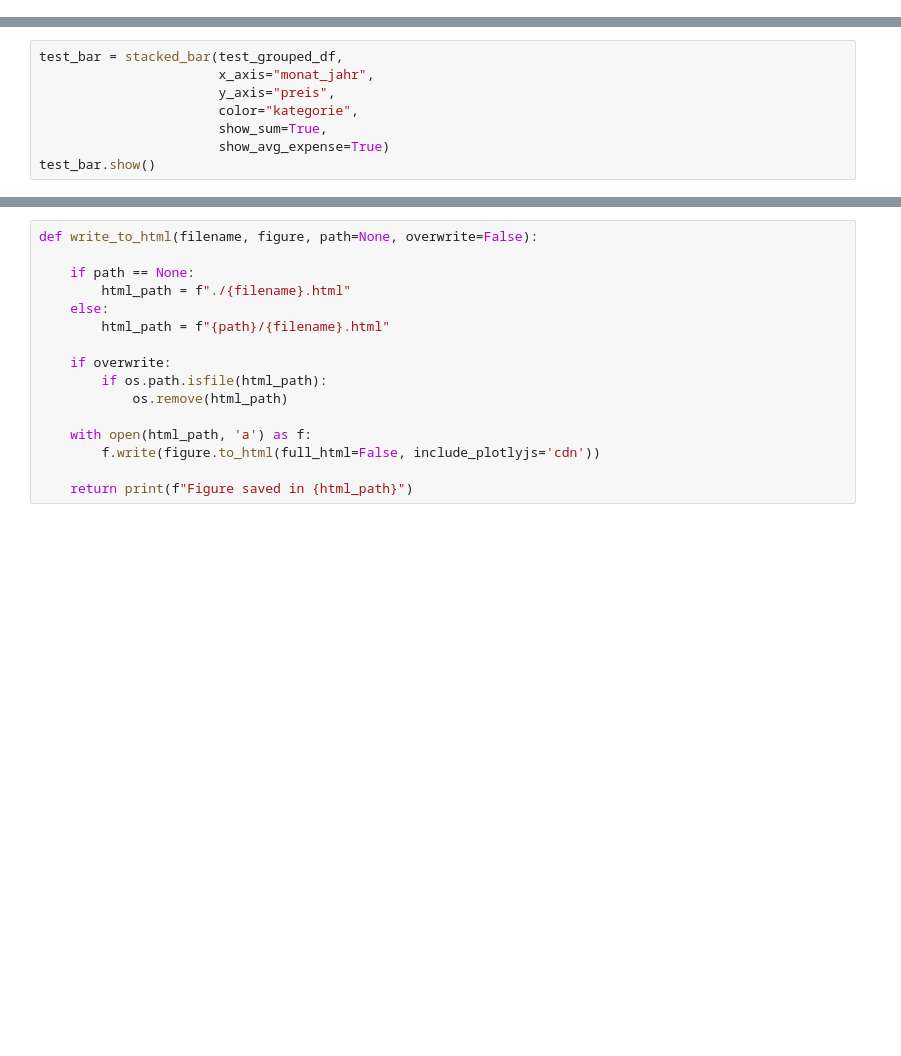
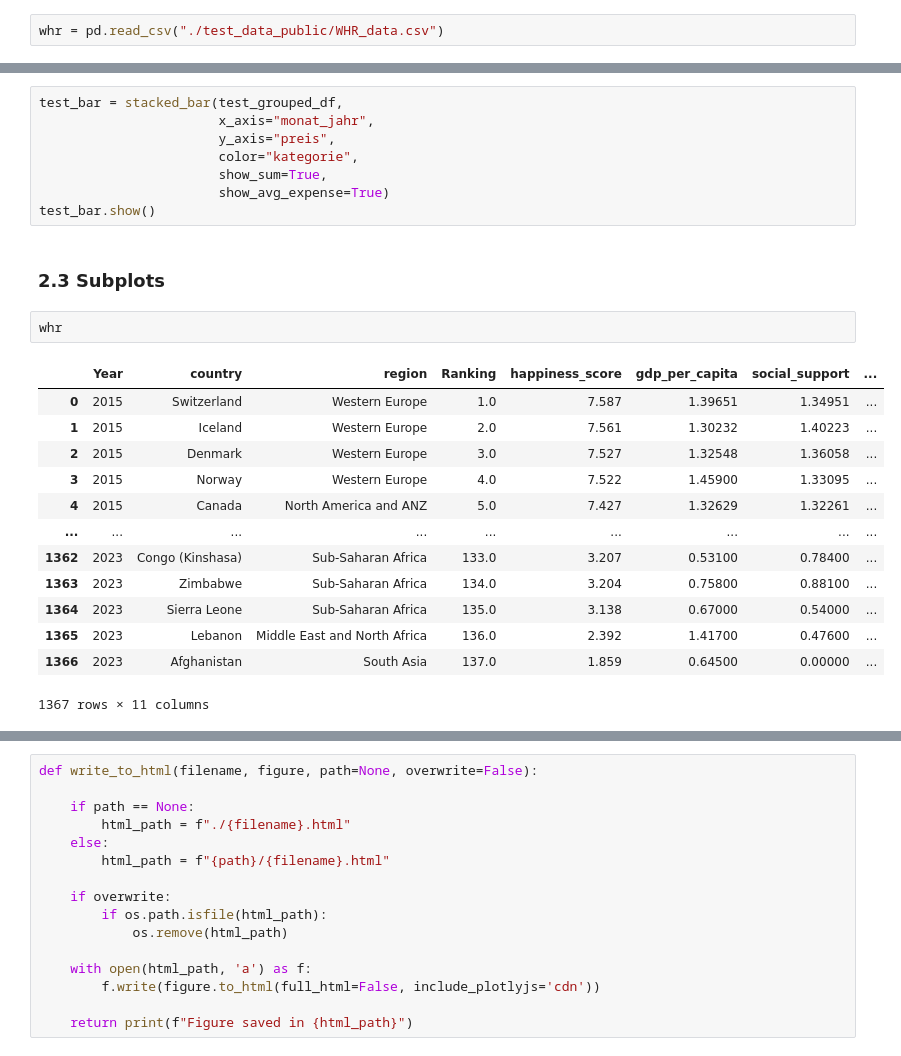
Before and after one commit to freyto/data_visualization, a Jupyter notebook: plotly_visualizations.ipynb, the cells around one changed output, grey strips where cells are left out. Drawn from its saved outputs; the diff is of its cells as text; blank space fills up the shorter version.

Commit message:
Added subplot chapter

```diff
--- a/plotly_visualizations.ipynb
+++ b/plotly_visualizations.ipynb
@@ -175,3 +187,5 @@ test_grouped_df
 | 207 | 2024-08 | Wohnung | 1131.04 |
 | 208 | 2024-08 | Öffentliche Verkehrsmittel | 0.00 |
 209 rows × 3 columns
+# %%
+whr = pd.read_csv("./test_data_public/WHR_data.csv")
@@ -299,3 +299,21 @@ test_bar = stacked_bar(test_grouped_df,
                        show_sum=True,
                        show_avg_expense=True)
 test_bar.show()
+# %% [markdown]
+### 2.3 Subplots
+# %%
+whr
+# %% [output]
+|  | Year | country | region | Ranking | happiness_score | gdp_per_capita | social_support | ... |
+| 0 | 2015 | Switzerland | Western Europe | 1.0 | 7.587 | 1.39651 | 1.34951 | ... |
+| 1 | 2015 | Iceland | Western Europe | 2.0 | 7.561 | 1.30232 | 1.40223 | ... |
+| 2 | 2015 | Denmark | Western Europe | 3.0 | 7.527 | 1.32548 | 1.36058 | ... |
+| 3 | 2015 | Norway | Western Europe | 4.0 | 7.522 | 1.45900 | 1.33095 | ... |
+| 4 | 2015 | Canada | North America and ANZ | 5.0 | 7.427 | 1.32629 | 1.32261 | ... |
+| ... | ... | ... | ... | ... | ... | ... | ... | ... |
+| 1362 | 2023 | Congo (Kinshasa) | Sub-Saharan Africa | 133.0 | 3.207 | 0.53100 | 0.78400 | ... |
+| 1363 | 2023 | Zimbabwe | Sub-Saharan Africa | 134.0 | 3.204 | 0.75800 | 0.88100 | ... |
+| 1364 | 2023 | Sierra Leone | Sub-Saharan Africa | 135.0 | 3.138 | 0.67000 | 0.54000 | ... |
+| 1365 | 2023 | Lebanon | Middle East and North Africa | 136.0 | 2.392 | 1.41700 | 0.47600 | ... |
+| 1366 | 2023 | Afghanistan | South Asia | 137.0 | 1.859 | 0.64500 | 0.00000 | ... |
+1367 rows × 11 columns
```
Also changed, not shown: parts of 23 cells of this notebook, 5 other files.
